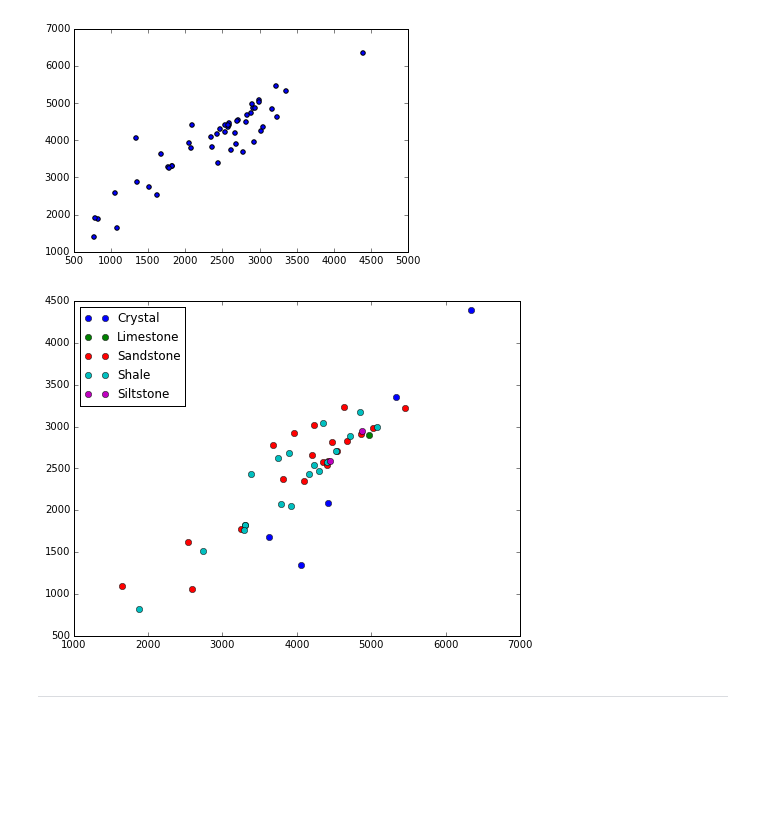
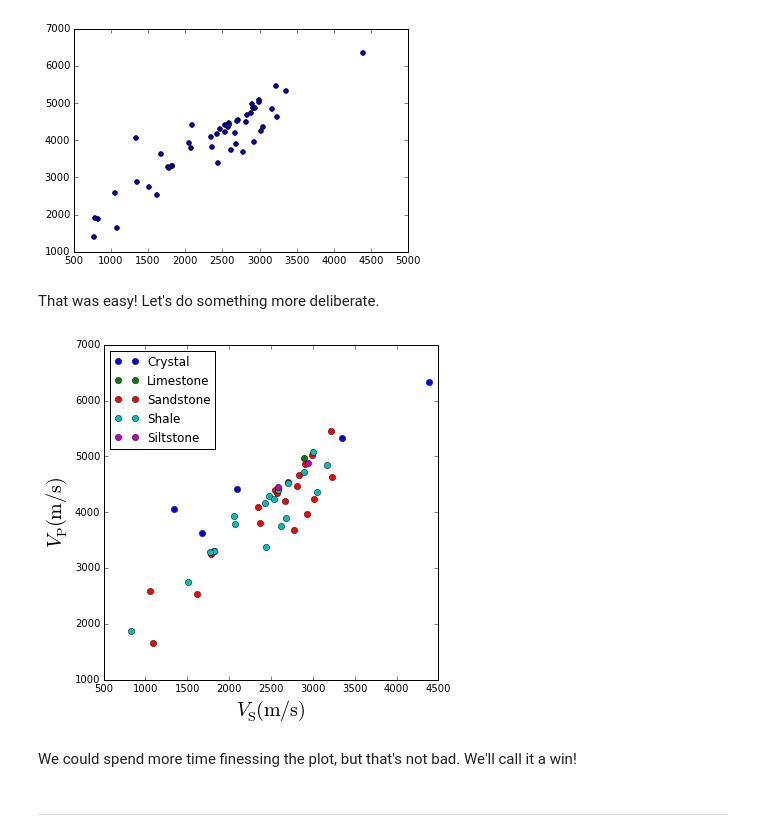
Before and after one commit to agilescientific/notebooks, a Jupyter notebook: Query_the_RPC.ipynb, the cells around one changed output. Cells and saved outputs as stored; diff of their text form; code cells hidden in the pictures; blank space fills up the shorter version.

```diff
--- a/Query_the_RPC.ipynb
+++ b/Query_the_RPC.ipynb
@@ -178,18 +176,24 @@ plt.scatter(df.Vs, df.Vp)
 plt.show()
 # %% [output]
 [figure]
+# %% [markdown]
+That was easy! Let's do something more deliberate.
 # %%
 liths = df.groupby('Lithology')
 # %%
-fig = plt.figure(figsize=(8,6))
+fig = plt.figure(figsize=(6,6))
 ax = plt.subplot(111)
 for name, group in liths:
-    ax.plot(group.Vp, group.Vs, marker='o', linestyle='', ms=6, label=name)
+    ax.plot(group.Vs, group.Vp, marker='o', linestyle='', ms=6, label=name)
+ax.set_xlabel('$V_\mathrm{S} \mathrm{(m/s)}$', size=20)
+ax.set_ylabel('$V_\mathrm{P} \mathrm{(m/s)}$', size=20)
 ax.legend(loc=2)
 
 plt.show()
 # %% [output]
-[figure, old version]
+[figure, new version]
+# %% [markdown]
+We could spend more time finessing the plot, but that's not bad. We'll call it a win!
 # %% [markdown]
 <hr />
 # %% [markdown]
```
Also changed, not shown: parts of 3 cells of this notebook, 1 other file.
